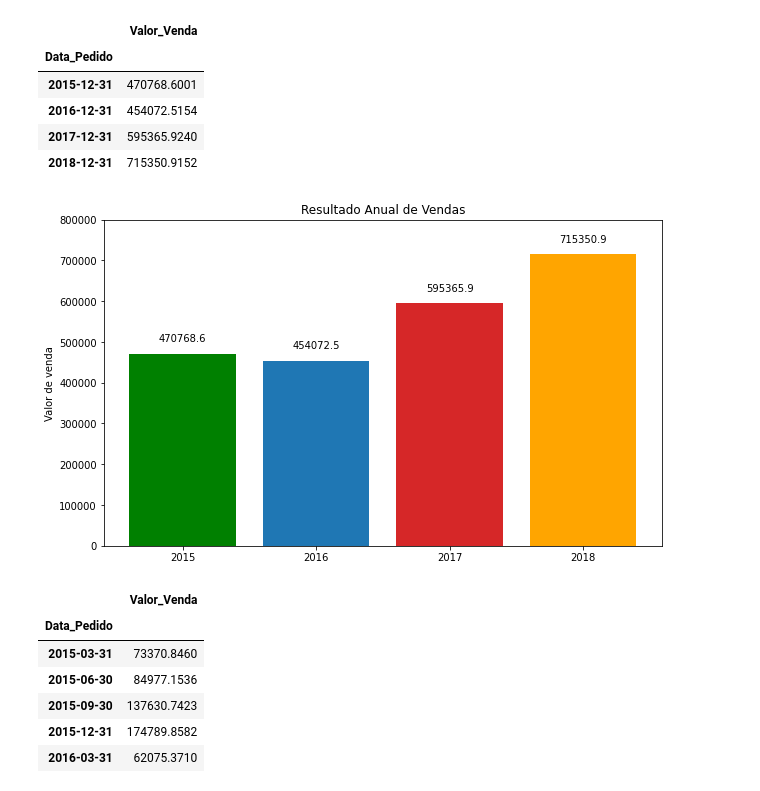
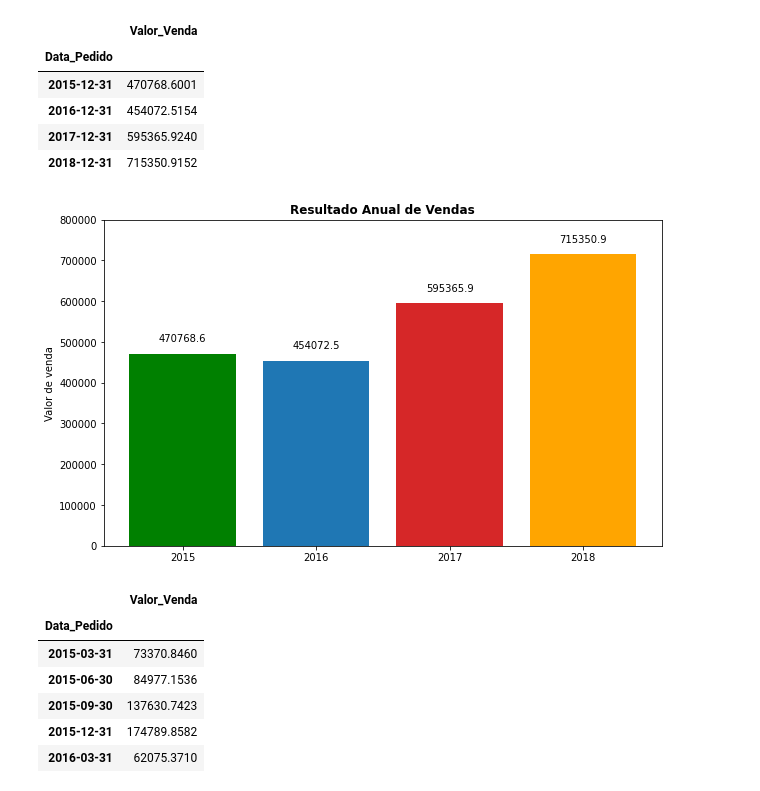
Before and after one commit to nettorobson/jupyter_varejo, a Jupyter notebook: projeto-varejo.ipynb, the cells around one changed output. Drawn from its saved outputs; the diff is of its cells as text; code cells hidden in the pictures.

```diff
--- a/projeto-varejo.ipynb
+++ b/projeto-varejo.ipynb
@@ -267,30 +274,29 @@ df_year
 | 2017-12-31 | 595365.9240 |
 | 2018-12-31 | 715350.9152 |
 # %%
-# Gráfico com o acumulado anual de vendas
-# Usando o matplotlib.pyplot.subplots
+# Plotando um gráfico com o acumulado anual de vendas usando o matplotlib.pyplot.subplots:
 
 fig, ax = plt.subplots(figsize=(10,6))
 
 years = ["2015", "2016", "2017", "2018"]
 sells = df_year['Valor_Venda']
 bar_colors = ['green', 'tab:blue', 'tab:red', 'orange']
 
 bars = ax.bar(years, sells, color=bar_colors)
 
 # Adicionando rótulo das barras
 for bar in bars:
     height = bar.get_height()
     ax.annotate(f'{height:.1f}', xy=(bar.get_x() + bar.get_width() / 2, height),
                 xytext=(0, 10),  # offset do texto sobre a barra
                 textcoords="offset points", ha='center', va='bottom')
 
 
 ax.set_ylabel('Valor de venda')
-ax.set_title('Resultado Anual de Vendas')
+ax.set_title('Resultado Anual de Vendas', fontweight='bold')
 ax.set_ylim(0, 800000)
 
 plt.show()
 # %% [output]
-[figure, old version]
+[figure, new version]
 # %%
```
Also changed, not shown: parts of 53 cells of this notebook.
